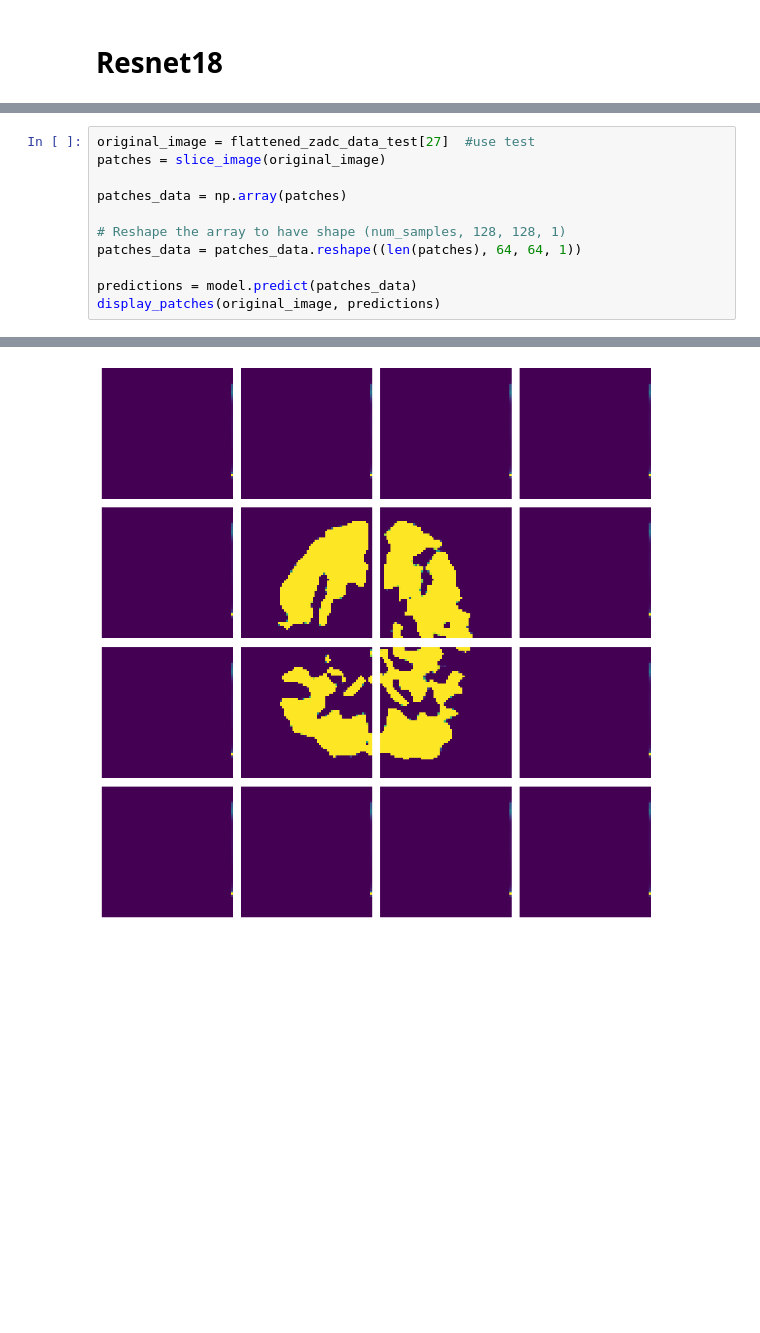
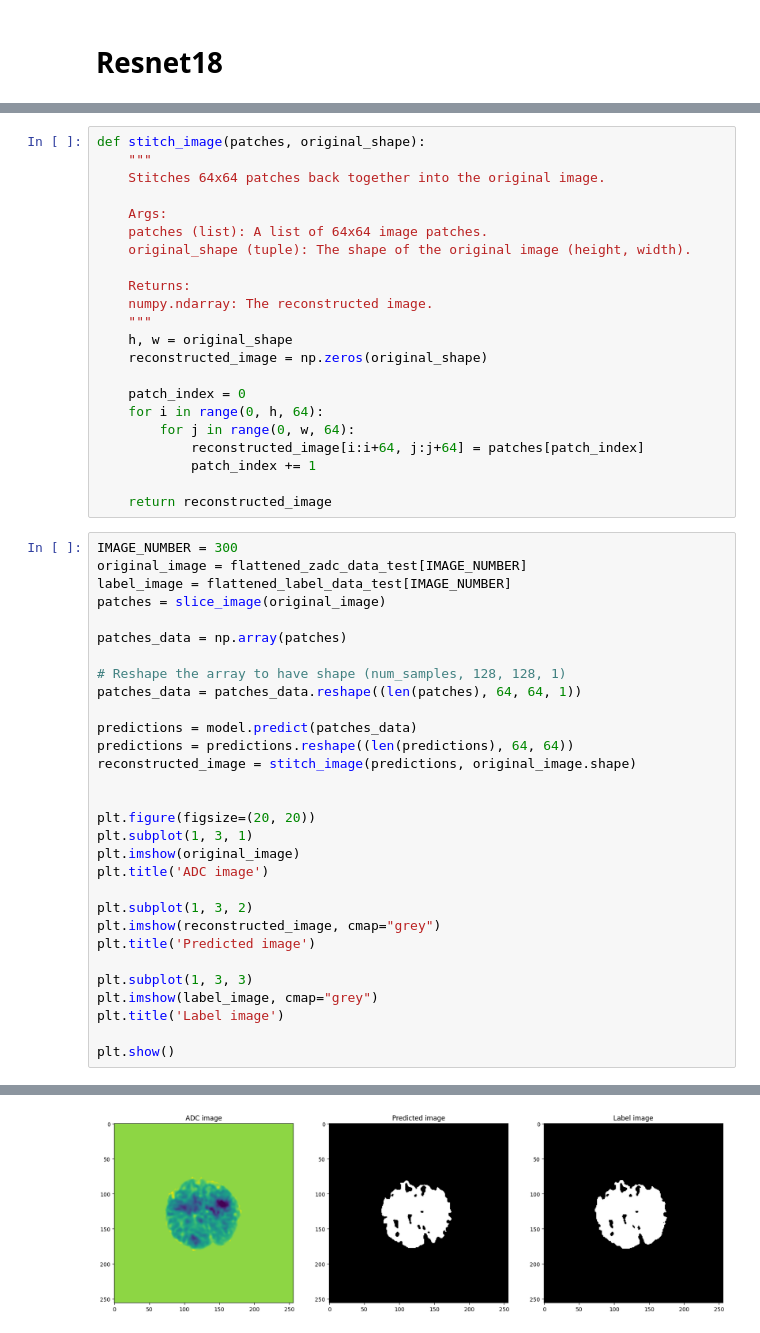
Before and after one commit to reshmaruby/Project, a Jupyter notebook: ResNet.ipynb, the cells around one changed output, grey strips where cells are left out. Drawn from its saved outputs; the diff is of its cells as text; blank space fills up the shorter version.

```diff
--- a/ResNet.ipynb
+++ b/ResNet.ipynb
@@ -401,5 +470,29 @@ plt.show()
+# %%
+def stitch_image(patches, original_shape):
+    """
+    Stitches 64x64 patches back together into the original image.
+
+    Args:
+    patches (list): A list of 64x64 image patches.
+    original_shape (tuple): The shape of the original image (height, width).
+
+    Returns:
+    numpy.ndarray: The reconstructed image.
+    """
+    h, w = original_shape
+    reconstructed_image = np.zeros(original_shape)
+
+    patch_index = 0
+    for i in range(0, h, 64):
+        for j in range(0, w, 64):
+            reconstructed_image[i:i+64, j:j+64] = patches[patch_index]
+            patch_index += 1
+
+    return reconstructed_image
 # %%
-original_image = flattened_zadc_data_test[27]  #use test
+IMAGE_NUMBER = 300
+original_image = flattened_zadc_data_test[IMAGE_NUMBER]
+label_image = flattened_label_data_test[IMAGE_NUMBER]
 patches = slice_image(original_image)
 
 patches_data = np.array(patches)
@@ -408,5 +501,22 @@ patches_data = np.array(patches)
 patches_data = patches_data.reshape((len(patches), 64, 64, 1))
 
 predictions = model.predict(patches_data)
-display_patches(original_image, predictions)
+predictions = predictions.reshape((len(predictions), 64, 64))
+reconstructed_image = stitch_image(predictions, original_image.shape)
+
+
+plt.figure(figsize=(20, 20))
+plt.subplot(1, 3, 1)
+plt.imshow(original_image)
+plt.title('ADC image')
+
+plt.subplot(1, 3, 2)
+plt.imshow(reconstructed_image, cmap="grey")
+plt.title('Predicted image')
+
+plt.subplot(1, 3, 3)
+plt.imshow(label_image, cmap="grey")
+plt.title('Label image')
+
+plt.show()
 # %% [output]
@@ -414 +530 @@ display_patches(original_image, predictions)
-[figure, old version]
+[figure, new version]
```
Also changed, not shown: parts of 20 cells of this notebook, 1 other file.
